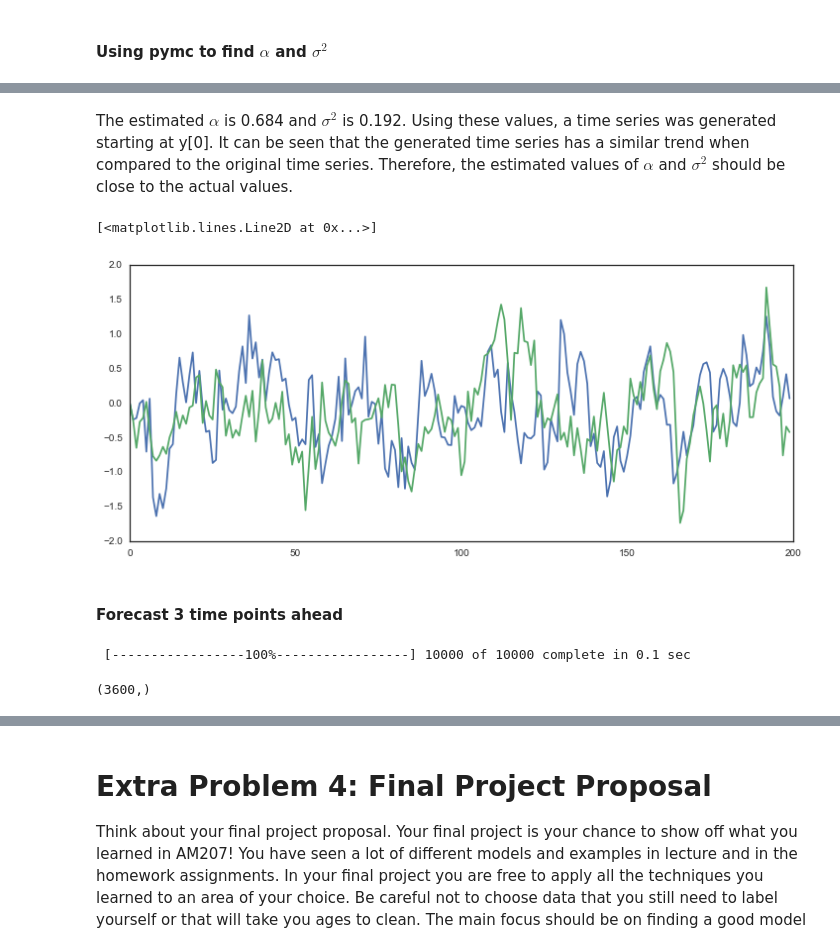
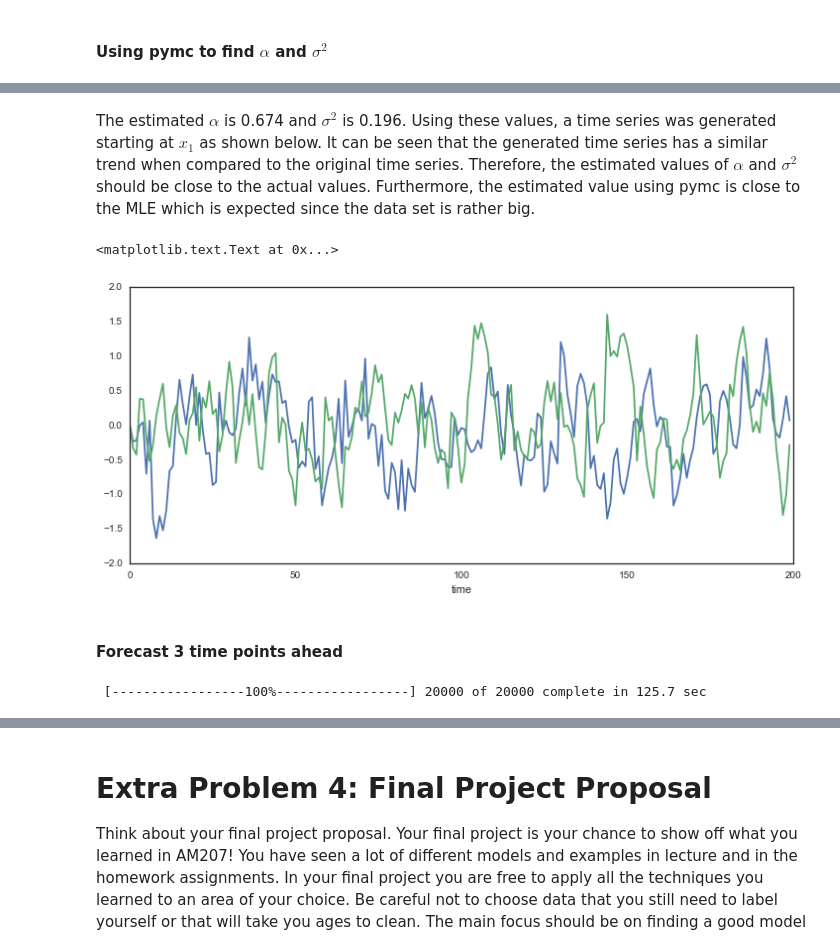
Before and after one commit to hanqingxu93/2016, a Jupyter notebook: Homework/AM207_JOSHUAMEI_HW4.ipynb, the cells around one changed output, grey strips where cells are left out. Drawn from its saved outputs; the diff is of its cells as text; code cells hidden in the pictures.

```diff
--- a/Homework/AM207_JOSHUAMEI_HW4.ipynb
+++ b/Homework/AM207_JOSHUAMEI_HW4.ipynb
@@ -286,26 +294,0 @@ mcmc.sample(iter=10000, burn=1000,thin=5)
-# %%
-zeroes = np.zeros(M)
-
-precision_matrix = np.linalg.inv(sigma)
-
-#z = pm.MvNormal( "z", zeroes, sigma[1:,1:] )
-z = pm.MvNormal( "z", zeroes, precision_matrix[1:, 1:] )
-a = pm.Normal("a", 0, 1)
-w = 0.005
-
-#our theta
-@pm.deterministic
-def mu(w = w, z=z, a = a):
-    temp = np.exp(a+z)
-    result = w**2 *temp
-    #temp2 = a+z
-    #result = temp2 + np.log(w**2)
-    #print a
-    #print z[0]
-    #print result
-    return result
-
-likelihood = pm.Poisson('likelihood', mu=mu, value = checkins, observed=True )
-response_model=pm.Model([a, z, likelihood])
-mcmc = pm.MCMC(response_model)
-mcmc.sample(iter=10000, burn=1000, thin = 2)
@@ -312,7 +300,7 @@ mcmc.sample(iter=10000, burn=1000, thin = 2)
 # %%
 alpha_trace_pymc = []
-for i in a_Z.trace():
-    alpha_trace_pymc.append(i[0])
+for i in a.trace():
+    alpha_trace_pymc.append(i)
 plt.plot(alpha_trace_pymc)
 plt.figure()
 plt.hist(alpha_trace_pymc)
@@ -837,5 +852,5 @@ MAP for sigma2:  0.191566346514
 # %% [markdown]
-The estimated $\alpha$ is 0.684 and $\sigma^2$ is 0.192. Using these values, a time series was generated starting at y[0]. It can be seen that the generated time series has a similar trend when compared to the original time series. Therefore, the estimated values of $\alpha$ and $\sigma^2$ should be close to the actual values.
+The estimated $\alpha$ is 0.674 and $\sigma^2$ is 0.196. Using these values, a time series was generated starting at $x_1$ as shown below. It can be seen that the generated time series has a similar trend when compared to the original time series. Therefore, the estimated values of $\alpha$ and $\sigma^2$ should be close to the actual values. Furthermore, the estimated value using pymc is close to the MLE which is expected since the data set is rather big.
 # %%
 def ts_gen_ar1(start, size, sigma, alpha1, c):
     e=np.random.normal(0,sigma,size)
@@ -847,23 +862,19 @@ def ts_gen_ar1(start, size, sigma, alpha1, c):
 # %%
 plt.figure(figsize=[12,5])
 plt.plot(y)
 ts1 = ts_gen_ar1(y[0], 200, np.sqrt(sigma2_map), alpha_map, 0)
 plt.plot(ts1)
+plt.xlabel('time')
 # %% [output]
-[<matplotlib.lines.Line2D at 0x...>]
+<matplotlib.text.Text at 0x...>
-[figure, old version]
+[figure, new version]
 # %% [markdown]
 #### Forecast 3 time points ahead
-# %%
-# posterior predictive to determine whether the model is good
-survey_data_sim = pm.Normal('likelihood',mu=mu,tau=1.0/data_var)
-posterior_predictive_model_survey = pm.Model([get_likelihood])
-mcmc_posterior_complete = pm.MCMC(posterior_predictive_model_survey)
-mcmc_posterior_complete.sample(iter=10000, burn=1000, thin = 2)
-# pm.Matplot.gof_plot(survey_data_sim, data_means, name = 'survey_data')
-# %% [output]
- [-----------------100%-----------------] 10000 of 10000 complete in 0.1 sec
-# %%
-alpha.trace().shape
-# %% [output]
-(3600,)
+# %%
+# predict 1 time point ahead
+time1 = pm.Normal('time1',mu=alpha*y[-1],tau=1.0/sigma2)
+time1_model = pm.Model([time1])
+mcmc_time1 = pm.MCMC(time1_model)
+mcmc_time1.sample(iter=20000, burn=2000, thin = 2)
+# %% [output]
+ [-----------------100%-----------------] 20000 of 20000 complete in 125.7 sec
```
Also changed, not shown: parts of 19 cells of this notebook.
